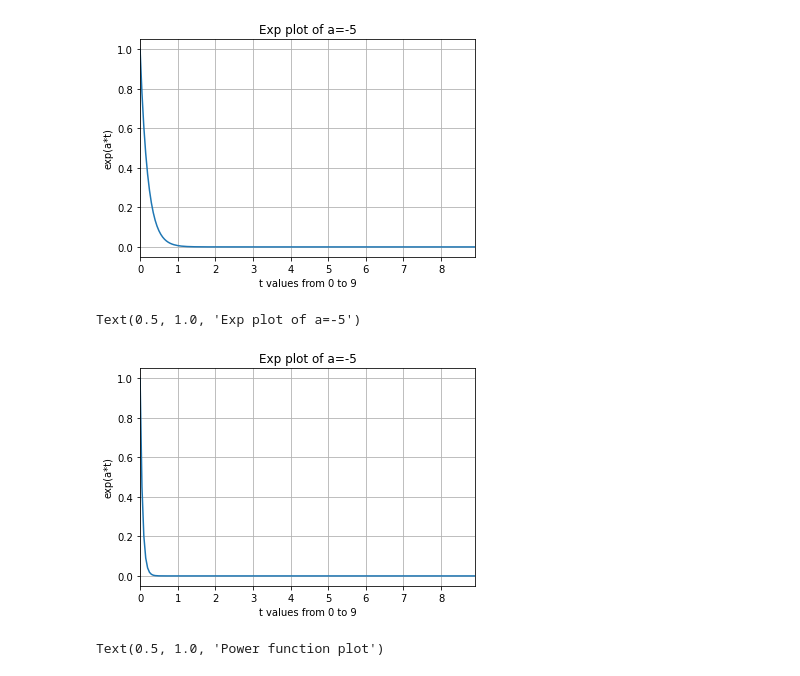
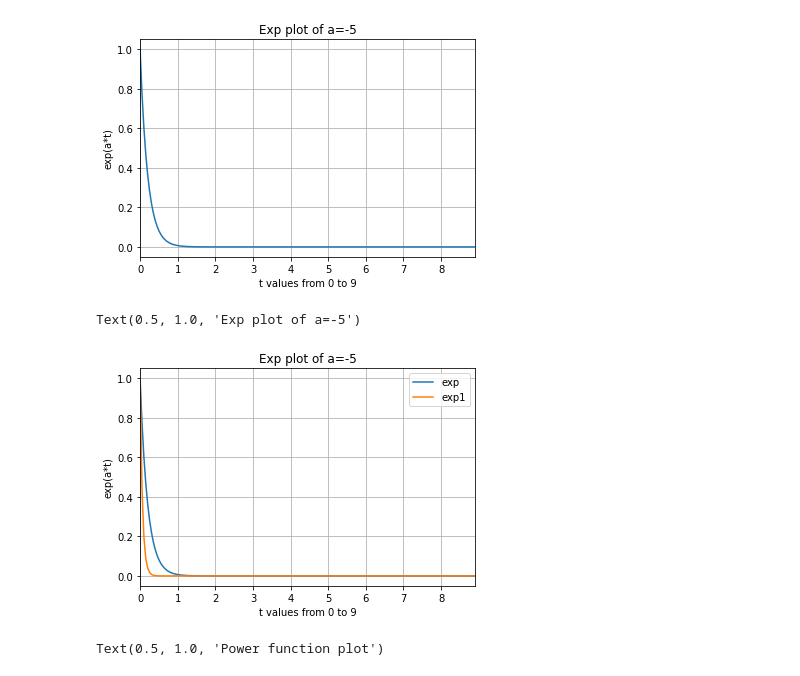
Before and after one commit to Anniegavr/Signal_Processing, a Jupyter notebook: SP_Lab1.ipynb, the cells around one changed output. Drawn from its saved outputs; the diff is of its cells as text; code cells hidden in the pictures.

```diff
--- a/SP_Lab1.ipynb
+++ b/SP_Lab1.ipynb
@@ -284,17 +291,20 @@ Text(0.5, 1.0, 'Exp plot of a=-5')
 [figure]
 # %%
 t = np.arange(0, 9, 0.05) # start,stop,step
-a=-16
+a=-5
+a1=-16
 y = np.exp(a*t)
+y1=np.exp(a1*t)
 plt.xlim(0,8.9)
-plt.plot(t, y)
+plt.plot(t, y, t, y1)
 plt.grid()
 plt.xlabel('t values from 0 to 9')
 plt.ylabel('exp(a*t)')
+plt.legend(["exp", "exp1"])
 plt.title('Exp plot of a=-5')
 # %% [output]
 Text(0.5, 1.0, 'Exp plot of a=-5')
-[figure, old version]
+[figure, new version]
 # %%
 n = np.arange(-10, 10, 0.5) # start,stop,step
 B=5
```
Also changed, not shown: parts of 16 cells of this notebook.
